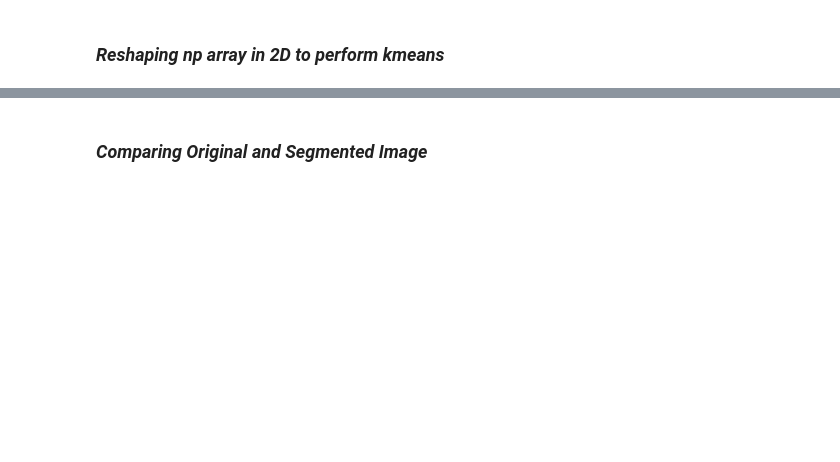
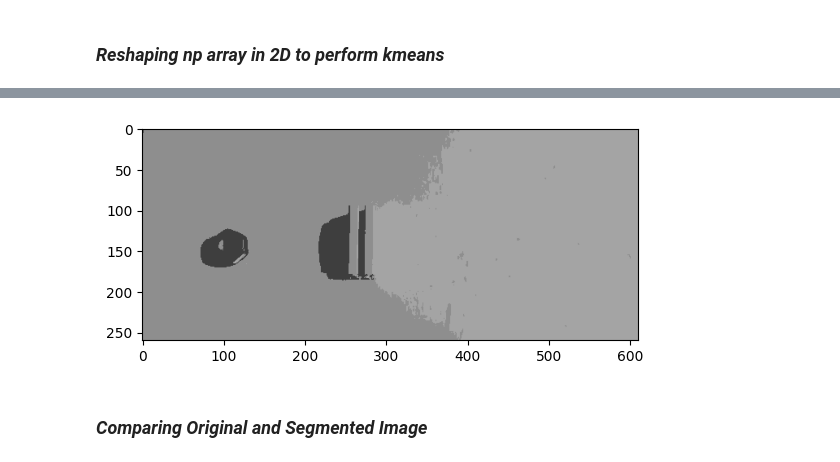
Before and after one commit to Akhilan-xd/Empty_-_Detection_ML, a Jupyter notebook: src/empty.ipynb, the cells around one changed output, grey strips where cells are left out. Drawn from its saved outputs; the diff is of its cells as text; code cells hidden in the pictures; blank space fills up the shorter version.

```diff
--- a/src/empty.ipynb
+++ b/src/empty.ipynb
@@ -246,10 +315,12 @@ print(f'\n\n Label_2 value: {label_2}')
 # %%
 center = np.uint8(center)
-res = center[label.flatten()]
+res = center[label]
 result_image = res.reshape((img.shape))
 
 plt.imshow(result_image)
 plt.show()
+# %% [output]
+[figure, added]
 # %% [markdown]
 ### _Comparing Original and Segmented Image_
 # %%
```
Also changed, not shown: parts of 13 cells of this notebook.
